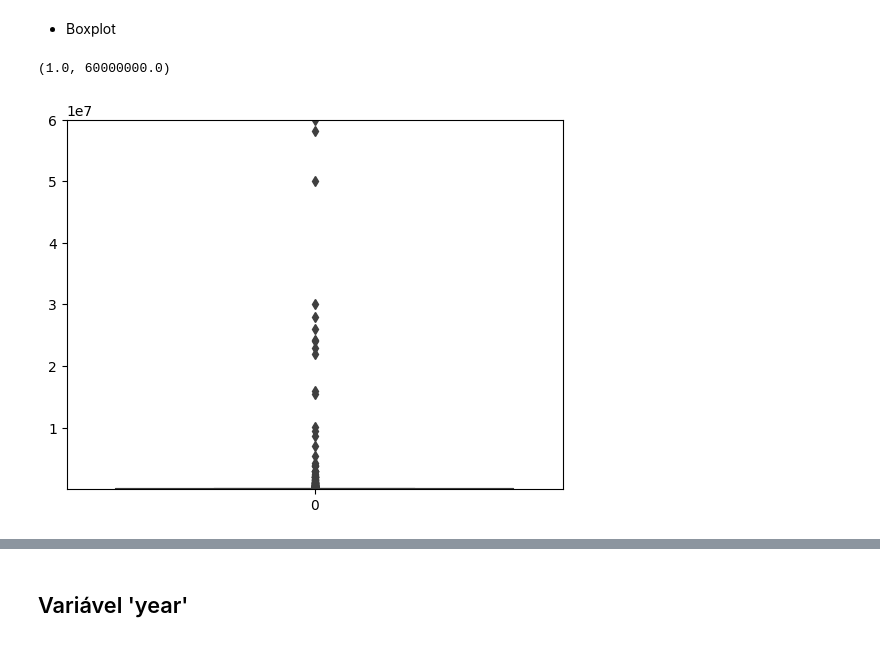
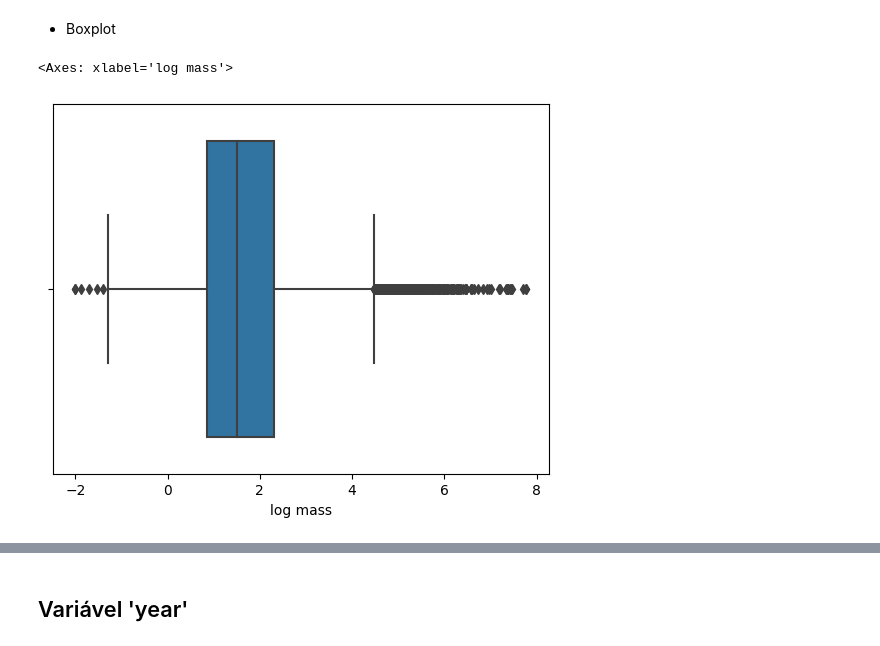
Before and after one commit to biabcaval/Projeto-ICD-analise-meteoros, a Jupyter notebook: #2_meteorite_landings.ipynb, the cells around one changed output, grey strips where cells are left out. Drawn from its saved outputs; the diff is of its cells as text; code cells hidden in the pictures.

```diff
--- a/#2_meteorite_landings.ipynb
+++ b/#2_meteorite_landings.ipynb
@@ -1,12 +1,12 @@
 # %%
-# Notebook para exploração inicial dos datasets "Meteorite Landings" e "Meteorite Landings on Earth"
+# Notebook para exploração inicial do dataset "Meteorite Landings"
 import pandas as pd
 import numpy as np
 import math
 
 
-df1 = pd.read_csv("datasets/meteorite_landings.csv", on_bad_lines='warn') # Dataset 1: Meteorite Landings
-df1.head(3) # pra vcs checarem as variáveis
+df1 = pd.read_csv("/content/meteorite_landings.csv", on_bad_lines='warn') # Dataset 1: Meteorite Landings
+df1.head(3)
 # %% [output]
 |  | name | id | nametype | recclass | mass | fall | year | reclat | reclong | GeoLocation |
 | 0 | Aachen | 1 | Valid | L5 | 21.0 | Fell | 1880.0 | 50.77500 | 6.08333 | (50.775000, 6.083330) |
@@ -95,13 +58,3 @@ moda_massa
 Name: mass, dtype: float64
 # %% [markdown]
 - Boxplot
-# %%
-import matplotlib.pyplot as plt
-import seaborn as sns
-# %matplotlib inline   #ainda não resolvido
-
-sns.boxplot(df1['mass'])
-plt.ylim([1, 60000000])
-# %% [output]
-(1.0, 60000000.0)
-[figure, removed]
@@ -107,0 +63,7 @@ plt.ylim([1, 60000000])
+# %%
+import seaborn as sns
+
+sns.boxplot(df1, x="log mass")
+# %% [output]
+<Axes: xlabel='log mass'>
+[figure, added]
```
Also changed, not shown: parts of 28 cells of this notebook.
